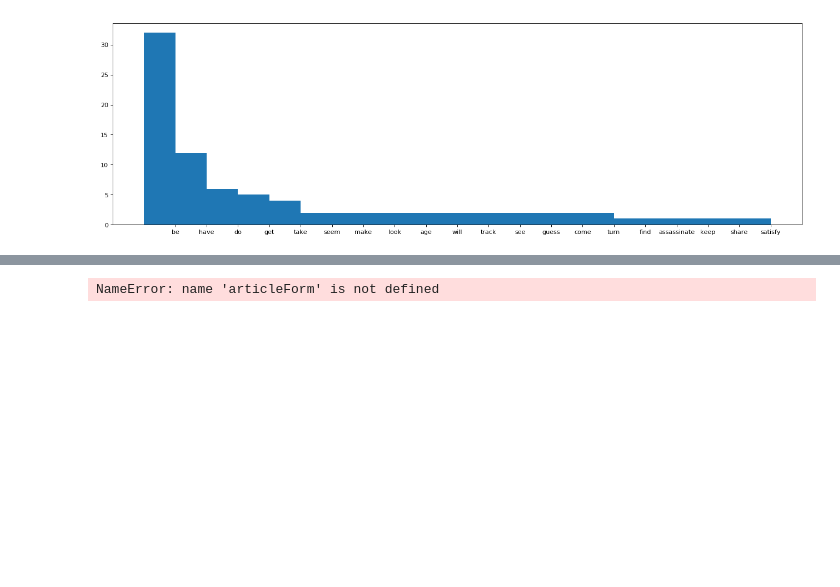
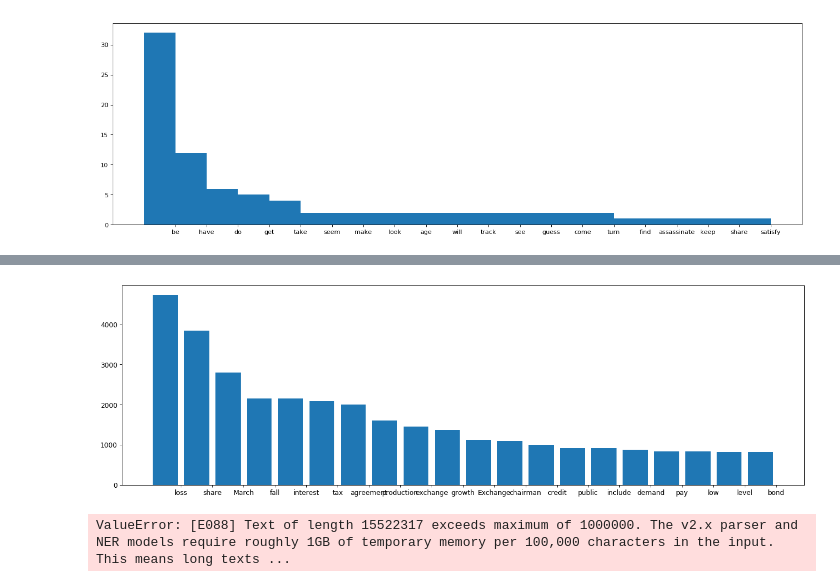
Before and after one commit to lucerne/com_metrics_chatbot, a Jupyter notebook: code/analysis/analyze_reuter.ipynb, the cells around one changed output, grey strips where cells are left out. Cells and saved outputs as stored; diff of their text form; code cells hidden in the pictures; blank space fills up the shorter version.

```diff
--- a/code/analysis/analyze_reuter.ipynb
+++ b/code/analysis/analyze_reuter.ipynb
@@ -554,3 +589,12 @@ Counter({'be': 32, 'have': 12, 'do': 6, 'get': 5, 'take': 4, 'seem': 2, 'make':
+# %%
+plt.figure(num=None, figsize=(20, 6), dpi=80, facecolor='w', edgecolor='k')
+labels, values = rankCounter(counterEmos)
+indexes = np.arange(len(labels))
+plt.bar(indexes, values, barwidth)
+plt.xticks(indexes + 0.5, labels)
+plt.show()
+# %% [output]
+[figure, added]
 # %%
 '''
 Emotion words histogram
@@ -558,7 +602,7 @@ Emotion words histogram
 counterEmos = Counter('')
 i = 0
 
-with open(articleForm, 'r', errors='replace') as f:
+with open(articleData, 'r', errors='replace') as f:
     text = f.read()
     doc = nlp(text)
     counterEmos += scoreEmos(emos)
@@ -572,7 +616,7 @@ plt.bar(indexes, values, barwidth)
 plt.xticks(indexes + width * 0.5, labels)
 plt.show()
 # %% [output]
-NameError: name 'articleForm' is not defined
+ValueError: [E088] Text of length 15522317 exceeds maximum of 1000000. The v2.x parser and NER models require roughly 1GB of temporary memory per 100,000 characters in the input. This means long texts ...
 # %%
 '''
 Corpus : break-up cmu movie view file
```
Also changed, not shown: parts of 3 cells of this notebook, 1 other file.
